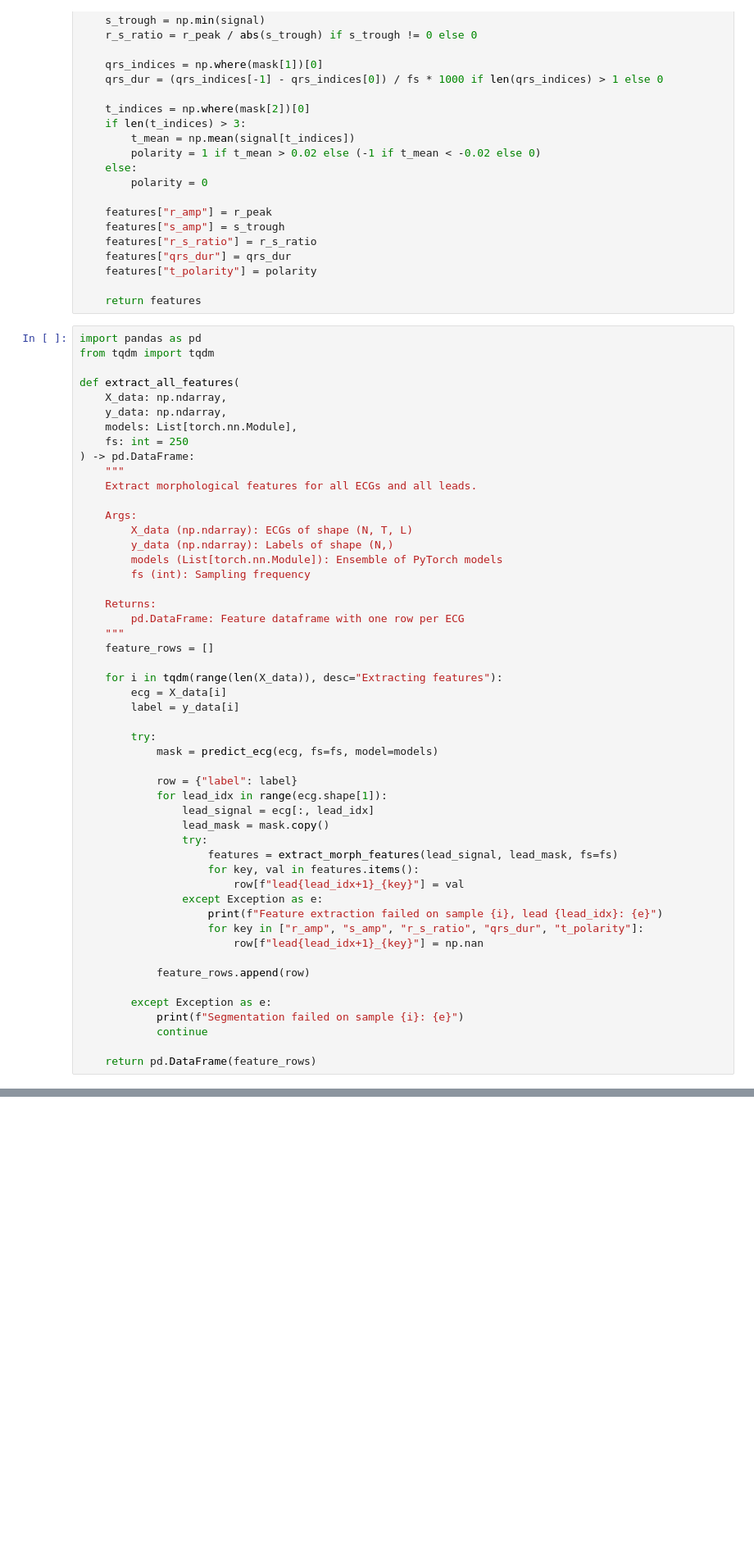
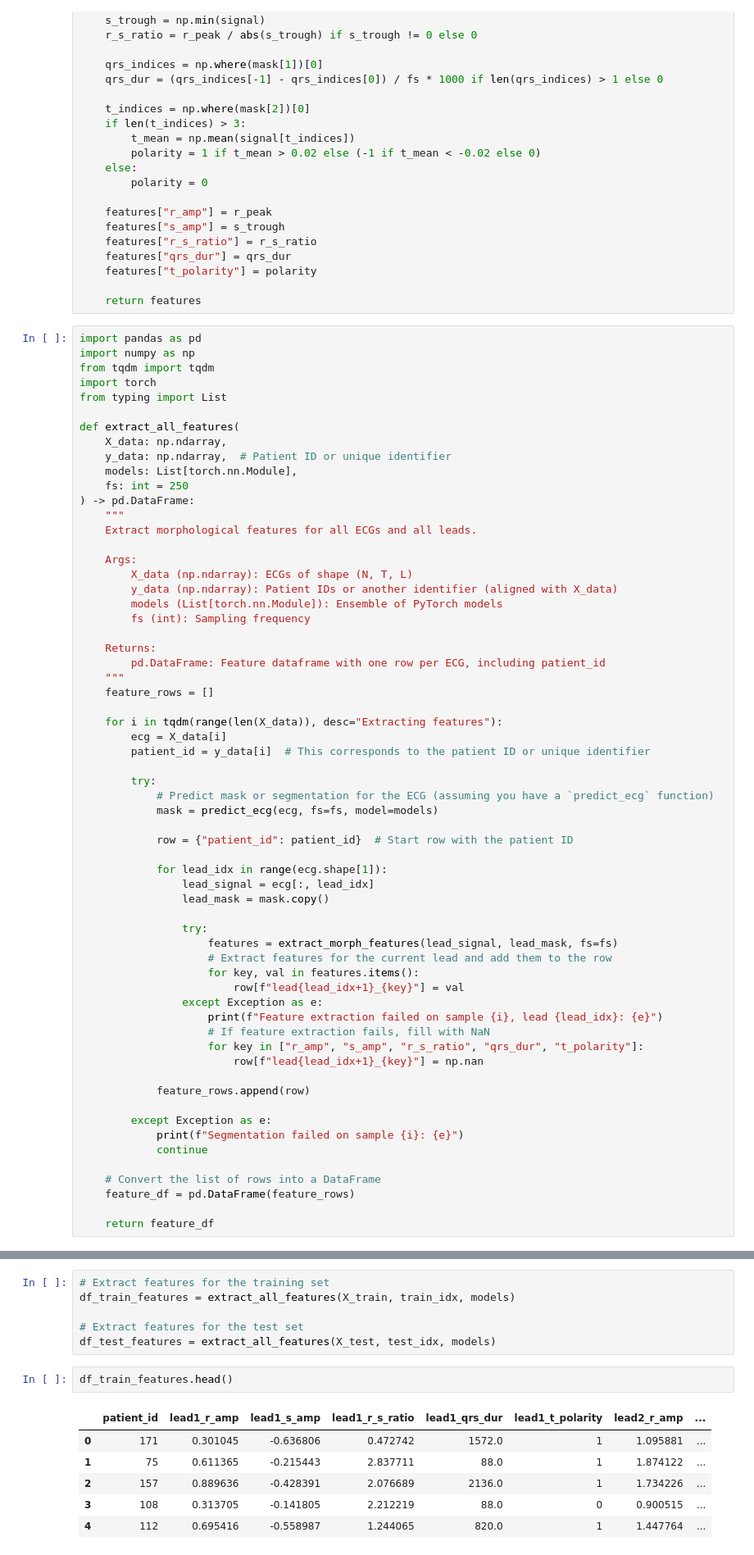
Before and after one commit to taniapazospuig/compbiomed-seminars, a Jupyter notebook: 01_small_dataset_preprocessing.ipynb, the cells around one changed output, grey strips where cells are left out. Shown: that part at 82% size. Cells and saved outputs as stored; diff of their text form; blank space fills up the shorter version.

Commit message:
merging info from ecgs and demographic data done

```diff
--- a/01_small_dataset_preprocessing.ipynb
+++ b/01_small_dataset_preprocessing.ipynb
@@ -649,11 +551,14 @@ def extract_morph_features(
     return features
 # %%
 import pandas as pd
+import numpy as np
 from tqdm import tqdm
+import torch
+from typing import List
 
 def extract_all_features(
     X_data: np.ndarray,
-    y_data: np.ndarray,
+    y_data: np.ndarray,  # Patient ID or unique identifier
     models: List[torch.nn.Module],
     fs: int = 250
 ) -> pd.DataFrame:
@@ -662,32 +567,37 @@ def extract_all_features(
 
     Args:
         X_data (np.ndarray): ECGs of shape (N, T, L)
-        y_data (np.ndarray): Labels of shape (N,)
+        y_data (np.ndarray): Patient IDs or another identifier (aligned with X_data)
         models (List[torch.nn.Module]): Ensemble of PyTorch models
         fs (int): Sampling frequency
 
     Returns:
-        pd.DataFrame: Feature dataframe with one row per ECG
+        pd.DataFrame: Feature dataframe with one row per ECG, including patient_id
     """
     feature_rows = []
 
     for i in tqdm(range(len(X_data)), desc="Extracting features"):
         ecg = X_data[i]
-        label = y_data[i]
+        patient_id = y_data[i]  # This corresponds to the patient ID or unique identifier
 
         try:
+            # Predict mask or segmentation for the ECG (assuming you have a `predict_ecg` function)
             mask = predict_ecg(ecg, fs=fs, model=models)
 
-            row = {"label": label}
+            row = {"patient_id": patient_id}  # Start row with the patient ID
+
             for lead_idx in range(ecg.shape[1]):
                 lead_signal = ecg[:, lead_idx]
                 lead_mask = mask.copy()
+
                 try:
                     features = extract_morph_features(lead_signal, lead_mask, fs=fs)
+                    # Extract features for the current lead and add them to the row
                     for key, val in features.items():
                         row[f"lead{lead_idx+1}_{key}"] = val
                 except Exception as e:
                     print(f"Feature extraction failed on sample {i}, lead {lead_idx}: {e}")
+                    # If feature extraction fails, fill with NaN
                     for key in ["r_amp", "s_amp", "r_s_ratio", "qrs_dur", "t_polarity"]:
                         row[f"lead{lead_idx+1}_{key}"] = np.nan
 
@@ -697,4 +607,7 @@ def extract_all_features(
             print(f"Segmentation failed on sample {i}: {e}")
             continue
 
-    return pd.DataFrame(feature_rows)
+    # Convert the list of rows into a DataFrame
+    feature_df = pd.DataFrame(feature_rows)
+
+    return feature_df
@@ -717,0 +614,15 @@ Segmentation failed on sample 11: operands could not be broadcast together with
+# %%
+# Extract features for the training set
+df_train_features = extract_all_features(X_train, train_idx, models)
+
+# Extract features for the test set
+df_test_features = extract_all_features(X_test, test_idx, models)
+# %%
+df_train_features.head()
+# %% [output]
+|  | patient_id | lead1_r_amp | lead1_s_amp | lead1_r_s_ratio | lead1_qrs_dur | lead1_t_polarity | lead2_r_amp | ... |
+| 0 | 171 | 0.301045 | -0.636806 | 0.472742 | 1572.0 | 1 | 1.095881 | ... |
+| 1 | 75 | 0.611365 | -0.215443 | 2.837711 | 88.0 | 1 | 1.874122 | ... |
+| 2 | 157 | 0.889636 | -0.428391 | 2.076689 | 2136.0 | 1 | 1.734226 | ... |
+| 3 | 108 | 0.313705 | -0.141805 | 2.212219 | 88.0 | 0 | 0.900515 | ... |
+| 4 | 112 | 0.695416 | -0.558987 | 1.244065 | 820.0 | 1 | 1.447764 | ... |
```
Also changed, not shown: parts of 15 cells of this notebook.
